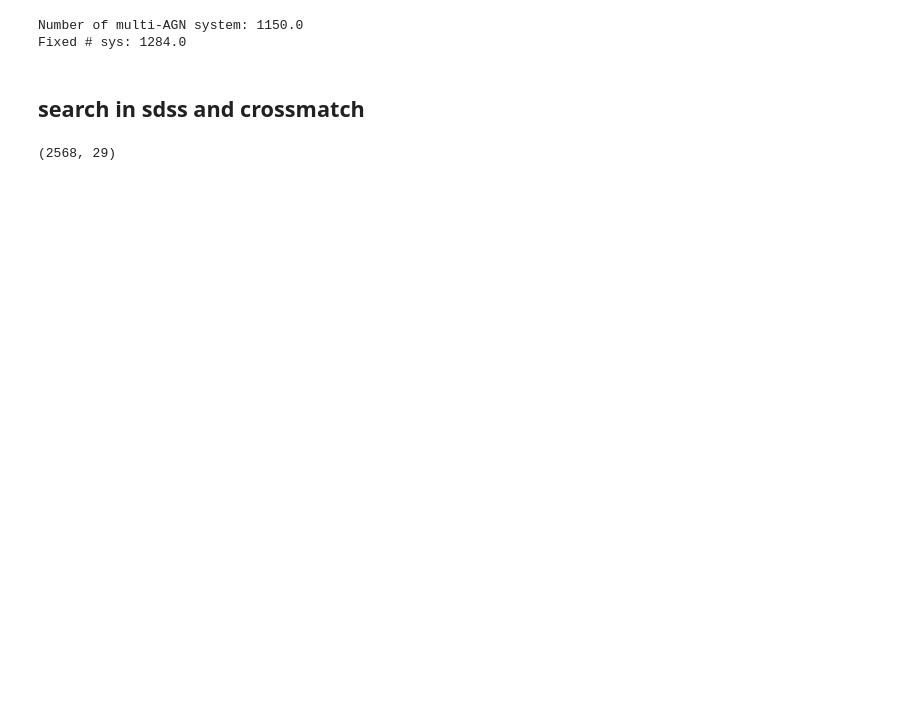
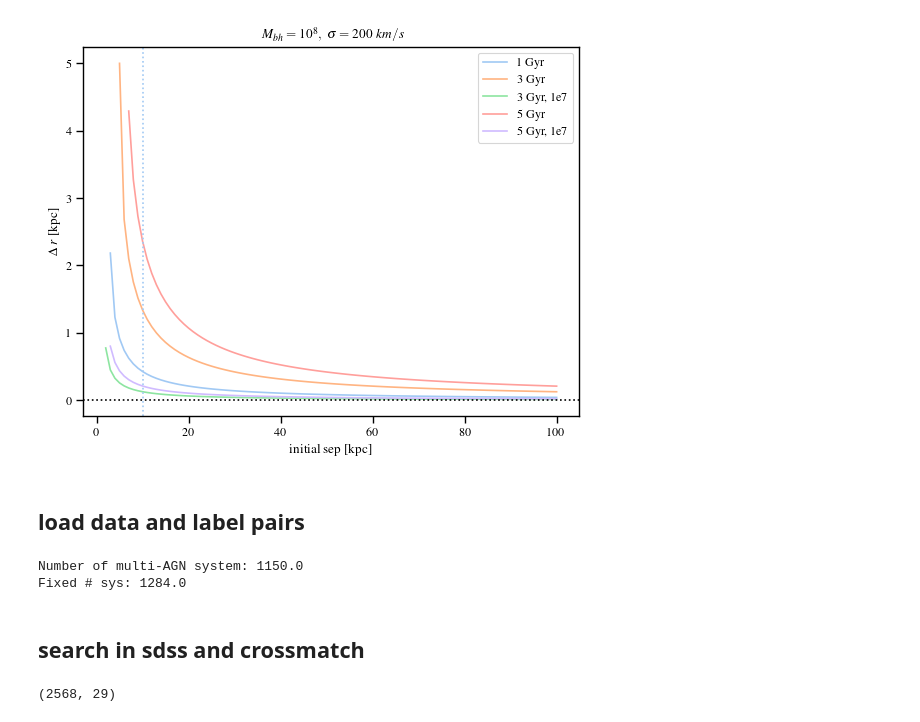
Before and after one commit to insepien/dftime, a Jupyter notebook: liu11.ipynb, the cells around one changed output. Saved outputs shown, nothing was run; the diff lists cells and outputs as text; code cells hidden in the pictures; blank space fills up the shorter version.

```diff
--- a/liu11.ipynb
+++ b/liu11.ipynb
@@ -21,6 +23,22 @@ plt.rcParams.update({
 })
 sns.set_context("paper",font_scale=1)
 sns.set_palette("pastel")
+# %%
+a0 = np.linspace(1,100,100)
+rhs = lambda delt: delt*25/3
+plt.plot(a0, a0-np.sqrt(a0**2 - rhs(1)),label='1 Gyr')
+plt.plot(a0, a0-np.sqrt(a0**2 - rhs(3)),label='3 Gyr')
+plt.plot(a0, a0-np.sqrt(a0**2 - rhs(3)/10),label='3 Gyr, 1e7')
+plt.plot(a0, a0-np.sqrt(a0**2 - rhs(5)),label='5 Gyr')
+plt.plot(a0, a0-np.sqrt(a0**2 - rhs(5)/10),label='5 Gyr, 1e7')
+plt.axhline(0,c='k',linestyle=":")
+plt.xlabel("initial sep [kpc]")
+plt.ylabel("$\Delta~r$ [kpc]")
+plt.title("$M_{bh} = 10^8,~\sigma = 200~km/s$")
+plt.axvline(10,linestyle=":")
+plt.legend();
+# %% [output]
+[figure, added]
 # %%
 def query_liu_specobj(liudf):
     """used 1 time to search liu in specobj
@@ -59,6 +77,8 @@ def callum_upsamp(upsamp_lum):
     for i in range(0,len(upsamp_lum)-1,2):
         upsamp_Ltot.append(upsamp_lum[i]+upsamp_lum[i+1])
     return upsamp_Ltot
+# %% [markdown]
+## load data and label pairs
 # %%
 # open data
 with open("/home/insepien/research-data/df/liuO.txt", "r") as f:
```
Also changed, not shown: parts of 10 cells of this notebook, 1 other file.
